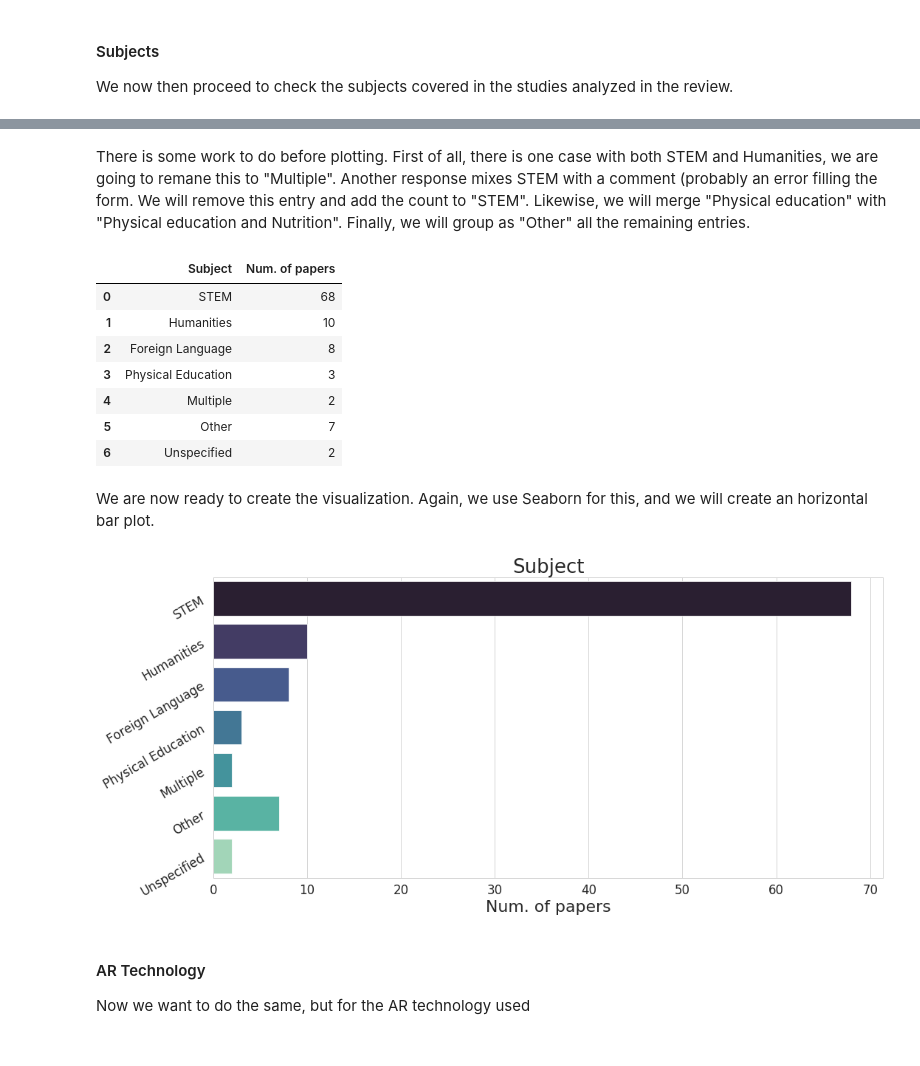
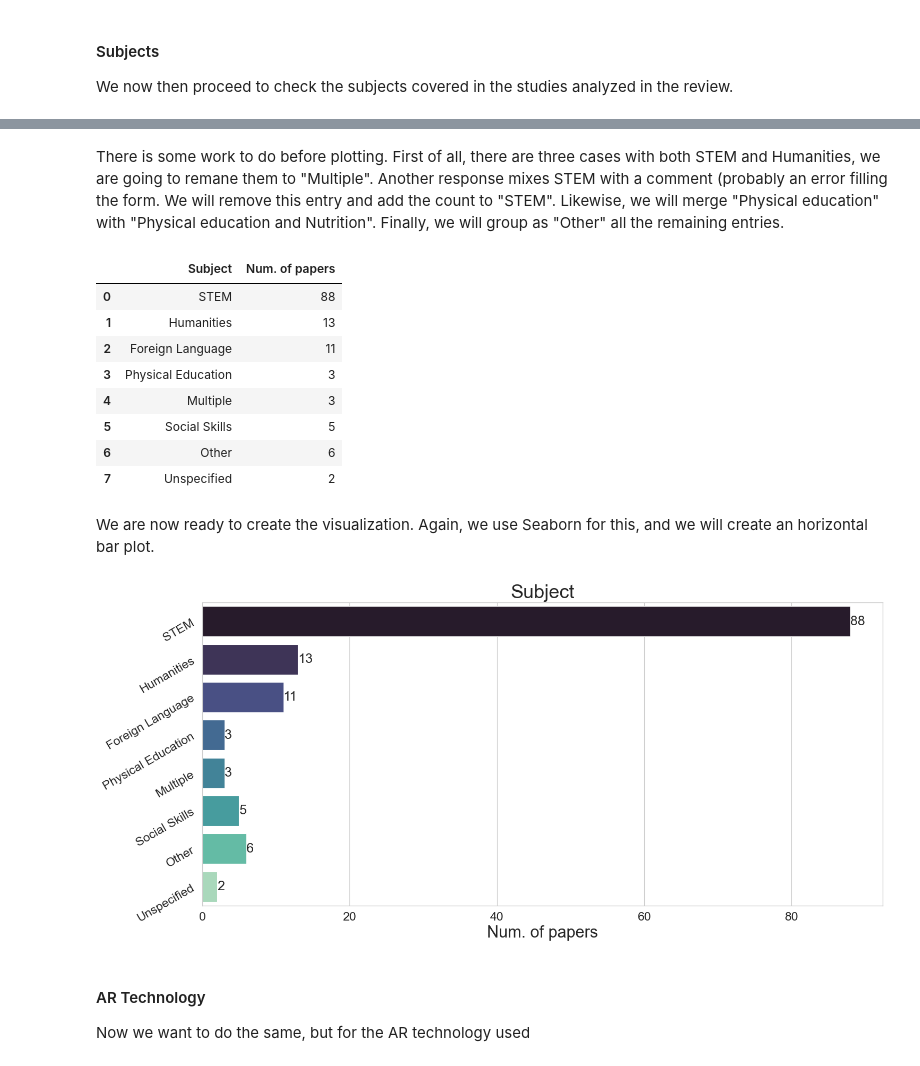
Before and after one commit to Stocastico/AR_SLR_Paper, a Jupyter notebook: create_figures_2023.ipynb, the cells around one changed output, grey strips where cells are left out. Drawn from its saved outputs; the diff is of its cells as text; code cells hidden in the pictures.

Commit message:
Update for papers up to 2023

```diff
--- a/create_figures_2023.ipynb
+++ b/create_figures_2023.ipynb
@@ -149,7 +132,7 @@ kappa
 
 Here we create the figures for section 3, reading the data from the spreadsheets containing the answers to the Google Form filled by the researchers after reading each paper
 # %%
-df2 = pd.read_excel ('data/AR in Education SLR (Responses)_all2020.xlsx', engine='openpyxl',
-                     sheet_name='OnlyValid', header=0, nrows=100, usecols='B,C,E:G,I:O,V')
+df2 = pd.read_excel ('data/update_2023/AR in Education SLR (Responses)_all2023.xlsx', engine='openpyxl',
+                     sheet_name='OnlyValid', header=0, nrows=132, usecols='B,C,E:G,I:O,V')
 df2.tail()
 # %% [output]
@@ -190,13 +173,16 @@ Papers providing info about the number of users who tested the app = 84
 # %% [markdown]
 As we will be using Seaborn several times to create bar plots, it make sense to define a function that we will call when creating the figures
 # %%
-def create_bar_plot(plot_data, x_label, y_label, out_image_name=None):
+def create_bar_plot(plot_data, x_label, y_label, out_image_name=None, plot_value=False):
     sns.set(rc={'figure.figsize':(15, 7)})
     sns.set_style("whitegrid")
     sns.despine()
     sns.set_context("paper", rc={"axes.titlesize":16,"axes.labelsize":22})
 
     g = sns.barplot(x=x_label, y=y_label, data=plot_data, palette="mako")
+
+    if plot_value:
+        g.bar_label(g.containers[0], fontsize=18)
 
     plt.xticks(
         fontweight='normal',
@@ -213,12 +199,13 @@ def create_bar_plot(plot_data, x_label, y_label, out_image_name=None):
     plt.title(y_label, size=26)
 
     plt.tight_layout()
+
     if out_image_name:
         plt.savefig(out_image_name, dpi=300)
 # %% [markdown]
 #### Subjects
 We now then proceed to check the subjects covered in the studies analyzed in the review.
 # %%
-subjects_resp =df2["What is the subject covered by the app?"].value_counts()
+subjects_resp =df2["Subject?"].value_counts()
 print(subjects_resp)
 # %% [output]
@@ -241,38 +232,41 @@ Name: What is the subject covered by the app?, dtype: int64
 # %% [markdown]
-There is some work to do before plotting. First of all, there is one case with both STEM and Humanities, we are going to remane this to "Multiple". Another response mixes STEM with a comment (probably an error filling the form. We will remove this entry and add the count to "STEM". Likewise, we will merge "Physical education" with "Physical education and Nutrition". Finally, we will group as "Other" all the remaining entries.
+There is some work to do before plotting. First of all, there are three cases with both STEM and Humanities, we are going to remane them to "Multiple". Another response mixes STEM with a comment (probably an error filling the form. We will remove this entry and add the count to "STEM". Likewise, we will merge "Physical education" with "Physical education and Nutrition". Finally, we will group as "Other" all the remaining entries.
 # %%
 subjects_modified = {"STEM":0, "Humanities":0, "Foreign Language":0, "Physical Education":0,
-                     "Multiple":0, "Other":0, "Unspecified":0}
+                     "Multiple":0, "Social Skills": 0, "Other":0, "Unspecified":0}
 subjects_dict =  dict(subjects_resp)
-subjects_modified["STEM"] = subjects_dict["STEM (Math, Physics, Engineering, Chemistry, Infromatics, ...)"] + \
-          subjects_dict["STEM (Math, Physics, Engineering, Chemistry, Infromatics, ...), Museum. Different Animals, etc."]
-subjects_modified["Humanities"] = subjects_dict["Humanities (First language, Art, History, Music, ...)"]
-subjects_modified["Foreign Language"] = subjects_dict["Foreign language"]
+subjects_modified["STEM"] = subjects_dict["STEM"]
+subjects_modified["Humanities"] = subjects_dict["Humanities"]
+subjects_modified["Foreign Language"] = subjects_dict["Foreign language"] + subjects_dict["Foreign Language"]
 subjects_modified["Physical Education"] = subjects_dict["Physical education"] + \
                                           subjects_dict["Physiscal education and Nutrition"]
-subjects_modified["Multiple"] = subjects_dict["STEM (Math, Physics, Engineering, Chemistry, Infromatics, ...), Humanities (First language, Art, History, Music, ...)"]
+subjects_modified["Multiple"] = subjects_dict["STEM, Humanities"]
+subjects_modified["Social Skills"] = subjects_dict["Social skills for ASD children"] + subjects_dict["PBIS"] +\
+                                     subjects_dict["Social interactions"] +subjects_dict["Emotional intelligence and communication skills"]
 subjects_modified["Unspecified"] = subjects_dict["Unspecified"]
 # Just sum together all the others
-subjects_modified["Other"] = 7
+subjects_modified["Other"] = 6
 subjects = pd.DataFrame.from_dict(subjects_modified, orient='index', columns=['Num. of papers'])
 subjects.reset_index(inplace=True)
 subjects = subjects.rename(columns={"index":"Subject"})
 subjects
 # %% [output]
 |  | Subject | Num. of papers |
-| 0 | STEM | 68 |
-| 1 | Humanities | 10 |
-| 2 | Foreign Language | 8 |
+| 0 | STEM | 88 |
+| 1 | Humanities | 13 |
+| 2 | Foreign Language | 11 |
 | 3 | Physical Education | 3 |
-| 4 | Multiple | 2 |
-| 5 | Other | 7 |
-| 6 | Unspecified | 2 |
+| 4 | Multiple | 3 |
+| 5 | Social Skills | 5 |
+| 6 | Other | 6 |
+| 7 | Unspecified | 2 |
 # %% [markdown]
 We are now ready to create the visualization. Again, we use Seaborn for this, and we will create an horizontal bar plot.
 # %%
-create_bar_plot(subjects, 'Num. of papers', 'Subject', 'figures/subjects.svg')
+print_bar_val = True
+create_bar_plot(subjects, 'Num. of papers', 'Subject', 'figures/subjects.svg', print_bar_val)
 # %% [output]
-[figure, old version]
+[figure, new version]
 # %% [markdown]
 #### AR Technology
 Now we want to do the same, but for the AR technology used
```
Also changed, not shown: parts of 13 cells of this notebook, 8 other files.
